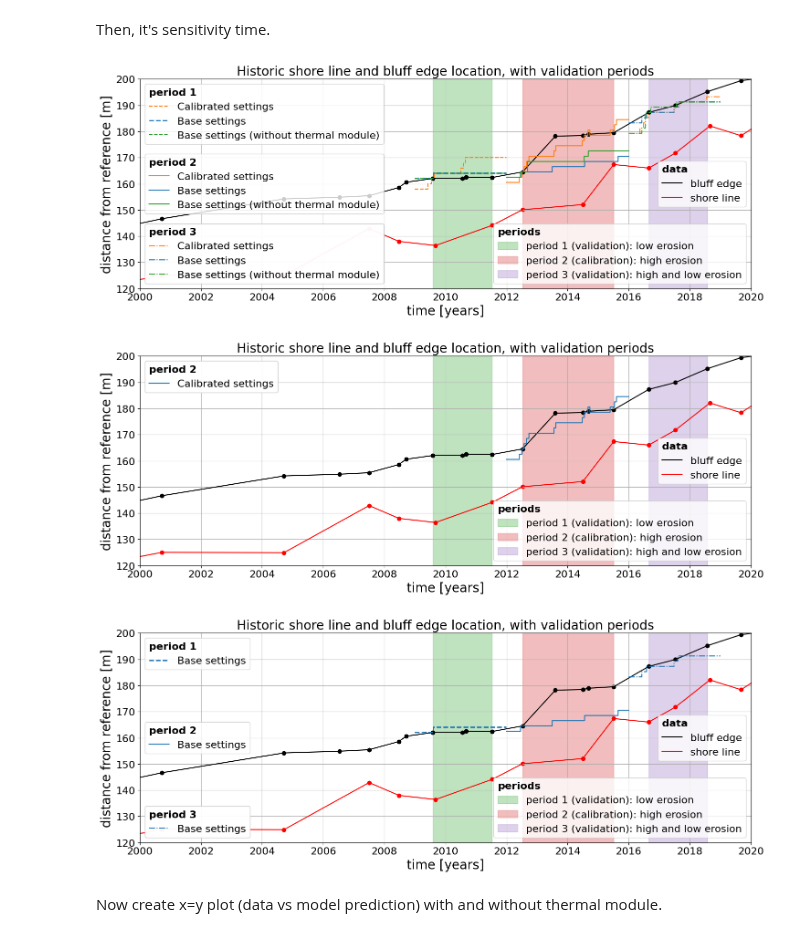
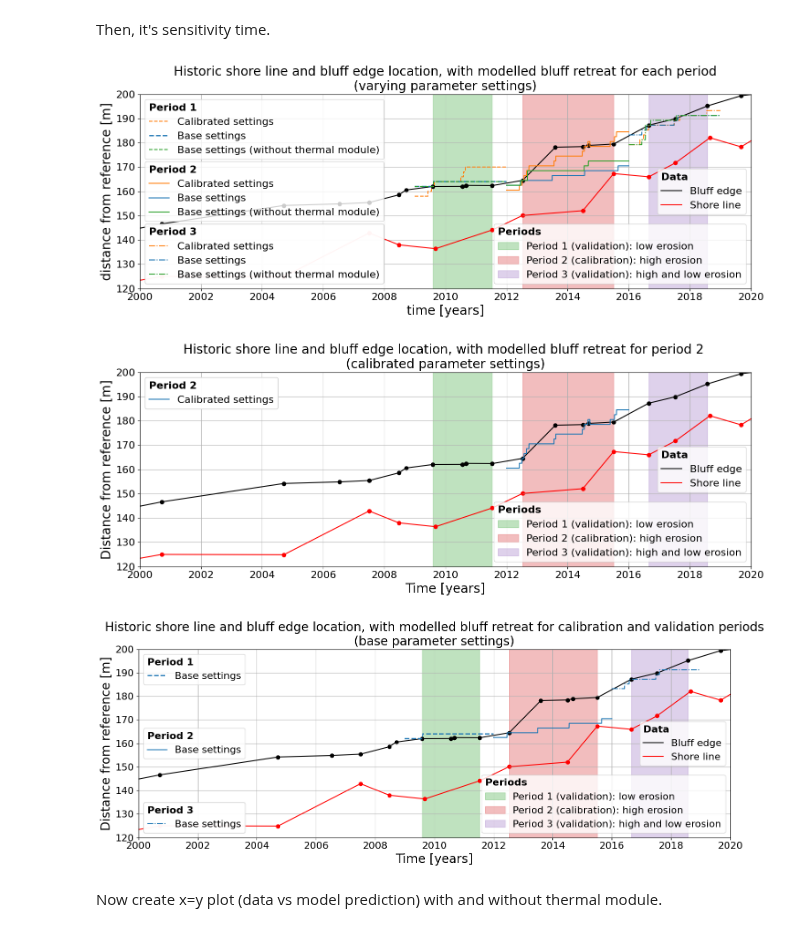
Before and after one commit to khdebruijn/thermo-morphological-model, a Jupyter notebook: results/view_erosion.ipynb, the cells around one changed output. Drawn from its saved outputs; the diff is of its cells as text; code cells hidden in the pictures.

Commit message:
Figures

```diff
--- a/results/view_erosion.ipynb
+++ b/results/view_erosion.ipynb
@@ -707,13 +707,13 @@ Then, it's sensitivity time.
 fig, ax = plt.subplots(figsize=(15,6))
 
 # fill masks
-patch1 = ax.fill_between([pd.Timestamp('2009-08-02'), pd.Timestamp('2011-07-15')], 0, 200, alpha=0.3, label='period 1 (validation): low erosion', color='C2')
-patch2 = ax.fill_between([pd.Timestamp('2012-07-11'), pd.Timestamp('2015-07-05')], 0, 200, alpha=0.3, label='period 2 (calibration): high erosion', color='C3')
-patch3 = ax.fill_between([pd.Timestamp('2016-08-27'), pd.Timestamp('2018-07-30')], 0, 200, alpha=0.3, label='period 3 (validation): high and low erosion', color='C4')
+patch1 = ax.fill_between([pd.Timestamp('2009-08-02'), pd.Timestamp('2011-07-15')], 0, 200, alpha=0.3, label='Period 1 (validation): low erosion', color='C2')
+patch2 = ax.fill_between([pd.Timestamp('2012-07-11'), pd.Timestamp('2015-07-05')], 0, 200, alpha=0.3, label='Period 2 (calibration): high erosion', color='C3')
+patch3 = ax.fill_between([pd.Timestamp('2016-08-27'), pd.Timestamp('2018-07-30')], 0, 200, alpha=0.3, label='Period 3 (validation): high and low erosion', color='C4')
 
 # plot lines
-be_line = ax.plot(df_be.time.values, df_be.distance_from_ref.values, label='bluff edge', color='k')[0]
-sl_line = ax.plot(df_sl.time.values, df_sl.distance_from_ref.values, label='shore line', color='r')[0]
+be_line = ax.plot(df_be.time.values, df_be.distance_from_ref.values, label='Bluff edge', color='k')[0]
+sl_line = ax.plot(df_sl.time.values, df_sl.distance_from_ref.values, label='Shore line', color='r')[0]
 
 # plot data points
 ax.scatter(df_be.time.values, df_be.distance_from_ref.values, color='k')
@@ -822,7 +822,7 @@ ax.grid()
 ax.set_xlabel('time [years]')
 ax.set_ylabel('distance from reference [m]')
 
-ax.set_title('Historic shore line and bluff edge location, with validation periods')
+ax.set_title('Historic shore line and bluff edge location, with modelled bluff retreat for each period\n(varying parameter settings)')
 
 # print([patch.get_label() for patch in [patch1, patch2, patch3]])
 # print(be_line)
@@ -832,16 +832,16 @@ ax.set_title('Historic shore line and bluff edge location, with validation perio
 # Legend
 tfp = {'weight': 'bold'}
 
-leg1 = plt.legend([patch1, patch2, patch3], [patch.get_label() for patch in [patch1, patch2, patch3]], loc='lower right', title='periods', title_fontproperties=tfp, alignment='left')
+leg1 = plt.legend([patch1, patch2, patch3], [patch.get_label() for patch in [patch1, patch2, patch3]], loc='lower right', title='Periods', title_fontproperties=tfp, alignment='left')
 
-leg2 = plt.legend([be_line, sl_line], [line.get_label() for line in [be_line, sl_line]], loc='center right', title='data', title_fontproperties=tfp, alignment='left')
+leg2 = plt.legend([be_line, sl_line], [line.get_label() for line in [be_line, sl_line]], loc='center right', title='Data', title_fontproperties=tfp, alignment='left')
 
-leg3 = plt.legend([l1_cal, l1_base, l1_no_therm], [l.get_label() for l in [l1_cal, l1_base, l1_no_therm]], loc='upper left', title='period 1', title_fontproperties=tfp, alignment='left')
+leg3 = plt.legend([l1_cal, l1_base, l1_no_therm], [l.get_label() for l in [l1_cal, l1_base, l1_no_therm]], loc='upper left', title='Period 1', title_fontproperties=tfp, alignment='left')
 
 leg4_lines = [l2_cal, l2_base, l2_no_therm, l_grey] if plot_all else [l2_cal, l2_base, l2_no_therm]
-leg4 = plt.legend(leg4_lines, [l.get_label() for l in leg4_lines], loc='center left', title='period 2', title_fontproperties=tfp, alignment='left')
+leg4 = plt.legend(leg4_lines, [l.get_label() for l in leg4_lines], loc='center left', title='Period 2', title_fontproperties=tfp, alignment='left')
 
-leg5 = plt.legend([l3_cal, l3_base, l3_no_therm], [l.get_label() for l in [l3_cal, l3_base, l3_no_therm]], loc='lower left', title='period 3', title_fontproperties=tfp, alignment='left')
+leg5 = plt.legend([l3_cal, l3_base, l3_no_therm], [l.get_label() for l in [l3_cal, l3_base, l3_no_therm]], loc='lower left', title='Period 3', title_fontproperties=tfp, alignment='left')
 #####################################################################################
 
 
@@ -863,19 +863,19 @@ figname = 'erosion_timeseries_integrated_model_no-therm.png'
 
 fig.savefig(os.path.join(save_path, figname), bbox_inches='tight', facecolor='white', transparent=False)
 # %% [output]
-[figure, old version]
+[figure, new version]
 # %%
 # create figure
 fig, ax = plt.subplots(figsize=(15,6))
 
 # fill masks
-patch1 = ax.fill_between([pd.Timestamp('2009-08-02'), pd.Timestamp('2011-07-15')], 0, 200, alpha=0.3, label='period 1 (validation): low erosion', color='C2')
-patch2 = ax.fill_between([pd.Timestamp('2012-07-11'), pd.Timestamp('2015-07-05')], 0, 200, alpha=0.3, label='period 2 (calibration): high erosion', color='C3')
-patch3 = ax.fill_between([pd.Timestamp('2016-08-27'), pd.Timestamp('2018-07-30')], 0, 200, alpha=0.3, label='period 3 (validation): high and low erosion', color='C4')
+patch1 = ax.fill_between([pd.Timestamp('2009-08-02'), pd.Timestamp('2011-07-15')], 0, 200, alpha=0.3, label='Period 1 (validation): low erosion', color='C2')
+patch2 = ax.fill_between([pd.Timestamp('2012-07-11'), pd.Timestamp('2015-07-05')], 0, 200, alpha=0.3, label='Period 2 (calibration): high erosion', color='C3')
+patch3 = ax.fill_between([pd.Timestamp('2016-08-27'), pd.Timestamp('2018-07-30')], 0, 200, alpha=0.3, label='Period 3 (validation): high and low erosion', color='C4')
 
 # plot lines
-be_line = ax.plot(df_be.time.values, df_be.distance_from_ref.values, label='bluff edge', color='k')[0]
-sl_line = ax.plot(df_sl.time.values, df_sl.distance_from_ref.values, label='shore line', color='r')[0]
+be_line = ax.plot(df_be.time.values, df_be.distance_from_ref.values, label='Bluff edge', color='k')[0]
+sl_line = ax.plot(df_sl.time.values, df_sl.distance_from_ref.values, label='Shore line', color='r')[0]
 
 # plot data points
 ax.scatter(df_be.time.values, df_be.distance_from_ref.values, color='k')
@@ -906,10 +906,10 @@ ax.set_ylim((120, 200))
 
 ax.grid()
 
-ax.set_xlabel('time [years]')
-ax.set_ylabel('distance from reference [m]')
+ax.set_xlabel('Time [years]')
+ax.set_ylabel('Distance from reference [m]')
 
-ax.set_title('Historic shore line and bluff edge location, with validation periods')
+ax.set_title('Historic shore line and bluff edge location, with modelled bluff retreat for period 2 \n(calibrated parameter settings)')
 
 # print([patch.get_label() for patch in [patch1, patch2, patch3]])
 # print(be_line)
@@ -919,12 +919,12 @@ ax.set_title('Historic shore line and bluff edge location, with validation perio
 # Legend
 tfp = {'weight': 'bold'}
 
-leg1 = plt.legend([patch1, patch2, patch3], [patch.get_label() for patch in [patch1, patch2, patch3]], loc='lower right', title='periods', title_fontproperties=tfp, alignment='left')
+leg1 = plt.legend([patch1, patch2, patch3], [patch.get_label() for patch in [patch1, patch2, patch3]], loc='lower right', title='Periods', title_fontproperties=tfp, alignment='left')
 
-leg2 = plt.legend([be_line, sl_line], [line.get_label() for line in [be_line, sl_line]], loc='center right', title='data', title_fontproperties=tfp, alignment='left')
+leg2 = plt.legend([be_line, sl_line], [line.get_label() for line in [be_line, sl_line]], loc='center right', title='Data', title_fontproperties=tfp, alignment='left')
 
 leg4_lines = [l1_cal]
-leg4 = plt.legend(leg4_lines, [l.get_label() for l in leg4_lines], loc='upper left', title='period 2', title_fontproperties=tfp, alignment='left')
+leg4 = plt.legend(leg4_lines, [l.get_label() for l in leg4_lines], loc='upper left', title='Period 2', title_fontproperties=tfp, alignment='left')
 #####################################################################################
 
 
@@ -944,19 +944,19 @@ figname = 'erosion_timeseries_integrated_model_calibrated.png'
 
 fig.savefig(os.path.join(save_path, figname), bbox_inches='tight', facecolor='white', transparent=False)
 # %% [output]
-[figure, old version]
+[figure, new version]
 # %%
 # create figure
 fig, ax = plt.subplots(figsize=(15,6))
 
 # fill masks
-patch1 = ax.fill_between([pd.Timestamp('2009-08-02'), pd.Timestamp('2011-07-15')], 0, 200, alpha=0.3, label='period 1 (validation): low erosion', color='C2')
-patch2 = ax.fill_between([pd.Timestamp('2012-07-11'), pd.Timestamp('2015-07-05')], 0, 200, alpha=0.3, label='period 2 (calibration): high erosion', color='C3')
-patch3 = ax.fill_between([pd.Timestamp('2016-08-27'), pd.Timestamp('2018-07-30')], 0, 200, alpha=0.3, label='period 3 (validation): high and low erosion', color='C4')
+patch1 = ax.fill_between([pd.Timestamp('2009-08-02'), pd.Timestamp('2011-07-15')], 0, 200, alpha=0.3, label='Period 1 (validation): low erosion', color='C2')
+patch2 = ax.fill_between([pd.Timestamp('2012-07-11'), pd.Timestamp('2015-07-05')], 0, 200, alpha=0.3, label='Period 2 (calibration): high erosion', color='C3')
+patch3 = ax.fill_between([pd.Timestamp('2016-08-27'), pd.Timestamp('2018-07-30')], 0, 200, alpha=0.3, label='Period 3 (validation): high and low erosion', color='C4')
 
 # plot lines
-be_line = ax.plot(df_be.time.values, df_be.distance_from_ref.values, label='bluff edge', color='k')[0]
-sl_line = ax.plot(df_sl.time.values, df_sl.distance_from_ref.values, label='shore line', color='r')[0]
+be_line = ax.plot(df_be.time.values, df_be.distance_from_ref.values, label='Bluff edge', color='k')[0]
+sl_line = ax.plot(df_sl.time.values, df_sl.distance_from_ref.values, label='Shore line', color='r')[0]
 
 # plot data points
 ax.scatter(df_be.time.values, df_be.distance_from_ref.values, color='k')
@@ -1027,10 +1027,10 @@ ax.set_ylim((120, 200))
 
 ax.grid()
 
-ax.set_xlabel('time [years]')
-ax.set_ylabel('distance from reference [m]')
+ax.set_xlabel('Time [years]')
+ax.set_ylabel('Distance from reference [m]')
 
-ax.set_title('Historic shore line and bluff edge location, with validation periods')
+ax.set_title('Historic shore line and bluff edge location, with modelled bluff retreat for calibration and validation periods\n(base parameter settings)')
 
 # print([patch.get_label() for patch in [patch1, patch2, patch3]])
 # print(be_line)
@@ -1038,39 +1038,39 @@ ax.set_title('Historic shore line and bluff edge location, with validation perio
 
 #####################################################################################
 # Legend
 tfp = {'weight': 'bold'}
 
-leg1 = plt.legend([patch1, patch2, patch3], [patch.get_label() for patch in [patch1, patch2, patch3]], loc='lower right', title='periods', title_fontproperties=tfp, alignment='left')
+leg1 = plt.legend([patch1, patch2, patch3], [patch.get_label() for patch in [patch1, patch2, patch3]], loc='lower right', title='Periods', title_fontproperties=tfp, alignment='left')
 
-leg2 = plt.legend([be_line, sl_line], [line.get_label() for line in [be_line, sl_line]], loc='center right', title='data', title_fontproperties=tfp, alignment='left')
+leg2 = plt.legend([be_line, sl_line], [line.get_label() for line in [be_line, sl_line]], loc='center right', title='Data', title_fontproperties=tfp, alignment='left')
 
-leg3 = plt.legend([l1_base], [l.get_label() for l in [l1_base]], loc='upper left', title='period 1', title_fontproperties=tfp, alignment='left')
-leg4 = plt.legend([l2_base], [l.get_label() for l in [l2_base]], loc='center left', title='period 2', title_fontproperties=tfp, alignment='left')
-leg5 = plt.legend([l3_base], [l.get_label() for l in [l3_base]], loc='lower left', title='period 3', title_fontproperties=tfp, alignment='left')
+leg3 = plt.legend([l1_base], [l.get_label() for l in [l1_base]], loc='upper left', title='Period 1', title_fontproperties=tfp, alignment='left')
+leg4 = plt.legend([l2_base], [l.get_label() for l in [l2_base]], loc='center left', title='Period 2', title_fontproperties=tfp, alignment='left')
+leg5 = plt.legend([l3_base], [l.get_label() for l in [l3_base]], loc='lower left', title='Period 3', title_fontproperties=tfp, alignment='left')
 
 
 #####################################################################################
 
 
 # print(leg1.legend_handles)
 
 ax.add_artist(leg1)
 ax.add_artist(leg2)
 ax.add_artist(leg3)
 ax.add_artist(leg4)
 ax.add_artist(leg5)
 
 # ax.legend(loc='upper left')
 
 fig.tight_layout()
 
 fig.show()
 
 figname = 'erosion_timeseries_integrated_model_baseline.png'
 
 fig.savefig(os.path.join(save_path, figname), bbox_inches='tight', facecolor='white', transparent=False)
 # %% [output]
-[figure, old version]
+[figure, new version]
 # %% [markdown]
 Now create x=y plot (data vs model prediction) with and without thermal module.
 # %%
```
Also changed, not shown: parts of 2 cells of this notebook, 15 other files.
